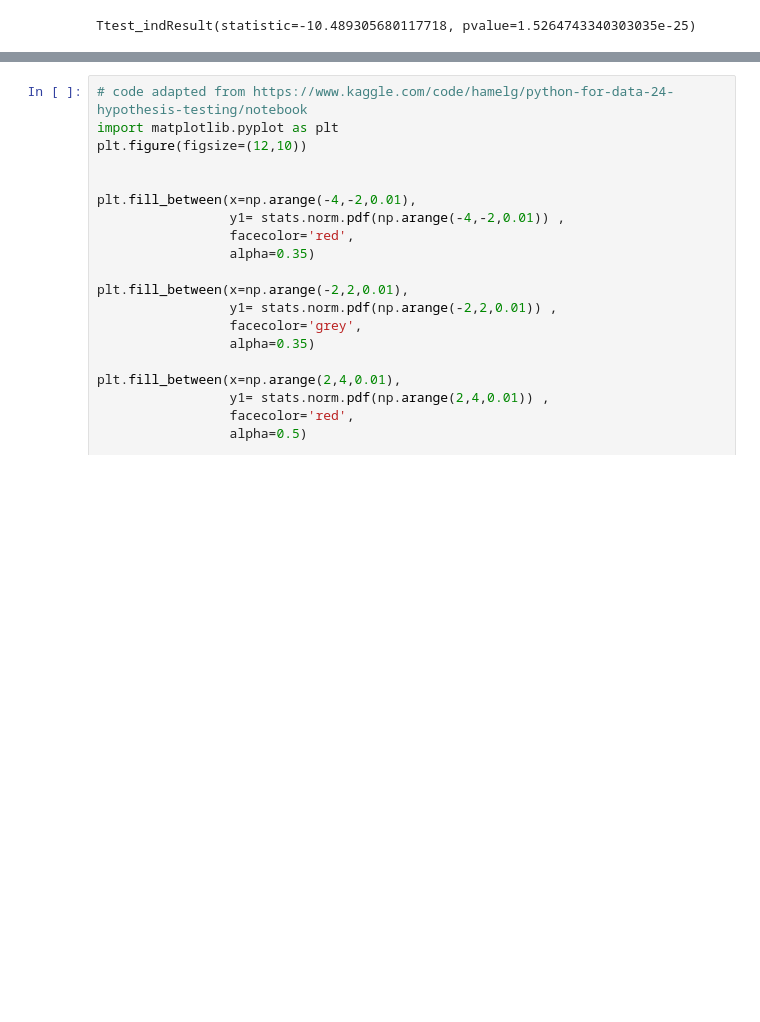
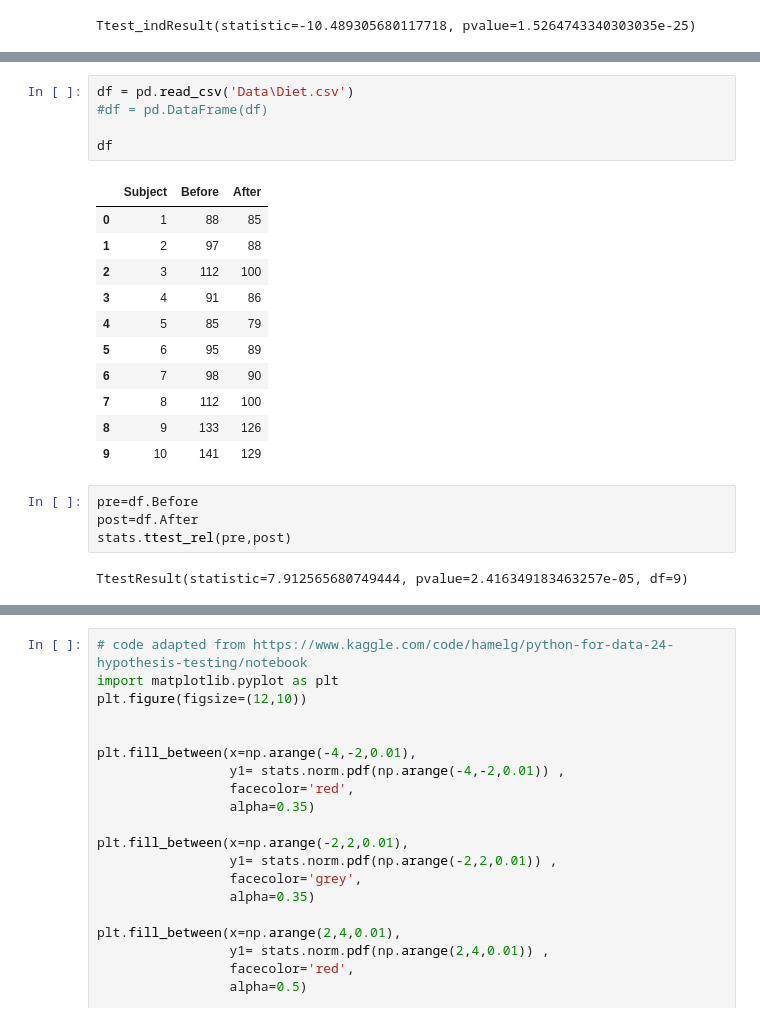
Before and after one commit to katel85/Machine-Learning-Statistics-Aug-2023, a Jupyter notebook: ttests.ipynb, the cells around one changed output, grey strips where cells are left out. Cells and saved outputs as stored; diff of their text form; blank space fills up the shorter version.

```diff
--- a/ttests.ipynb
+++ b/ttests.ipynb
@@ -322,0 +382,23 @@ dtype: float64
+# %%
+df = pd.read_csv('Data\Diet.csv')
+#df = pd.DataFrame(df)
+
+df
+# %% [output]
+|  | Subject | Before | After |
+| 0 | 1 | 88 | 85 |
+| 1 | 2 | 97 | 88 |
+| 2 | 3 | 112 | 100 |
+| 3 | 4 | 91 | 86 |
+| 4 | 5 | 85 | 79 |
+| 5 | 6 | 95 | 89 |
+| 6 | 7 | 98 | 90 |
+| 7 | 8 | 112 | 100 |
+| 8 | 9 | 133 | 126 |
+| 9 | 10 | 141 | 129 |
+# %%
+pre=df.Before
+post=df.After
+stats.ttest_rel(pre,post)
+# %% [output]
+TtestResult(statistic=7.912565680749444, pvalue=2.416349183463257e-05, df=9)
```
Also changed, not shown: parts of 35 cells of this notebook, 6 other files.
